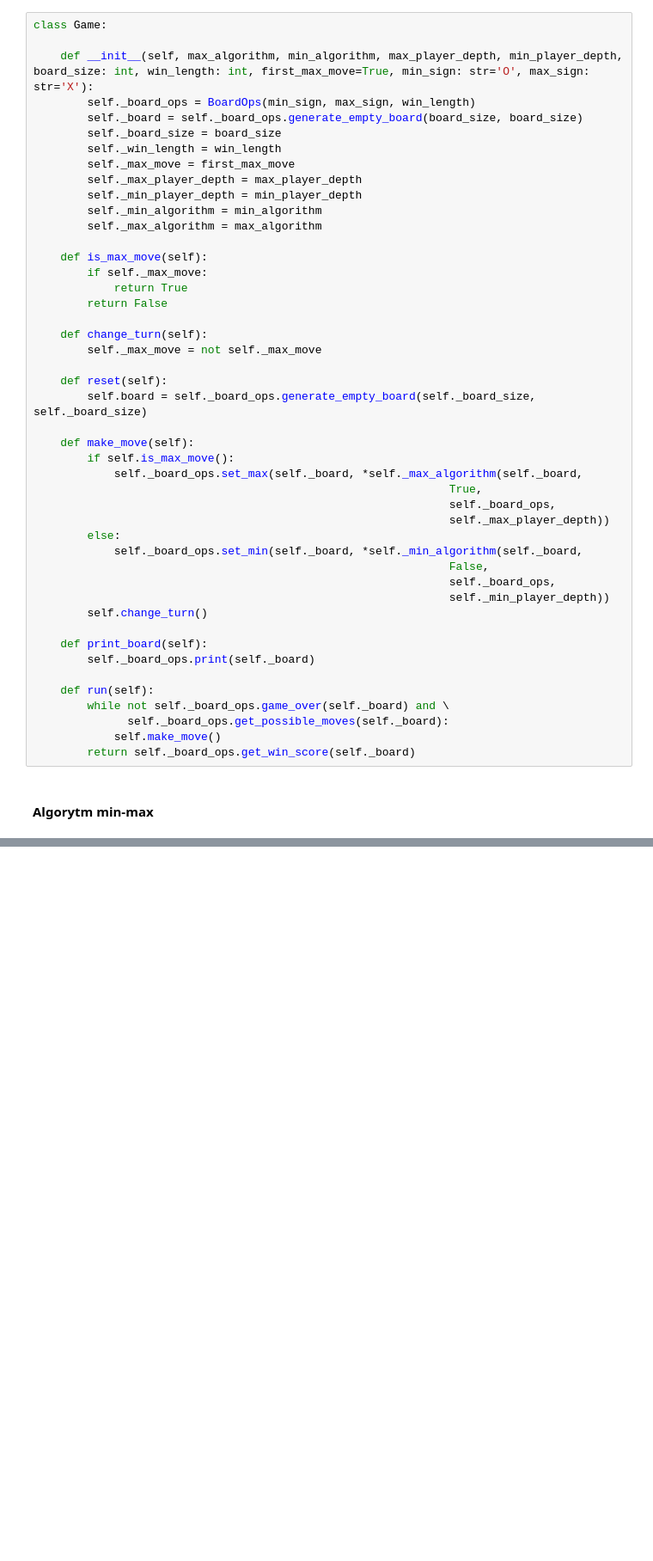
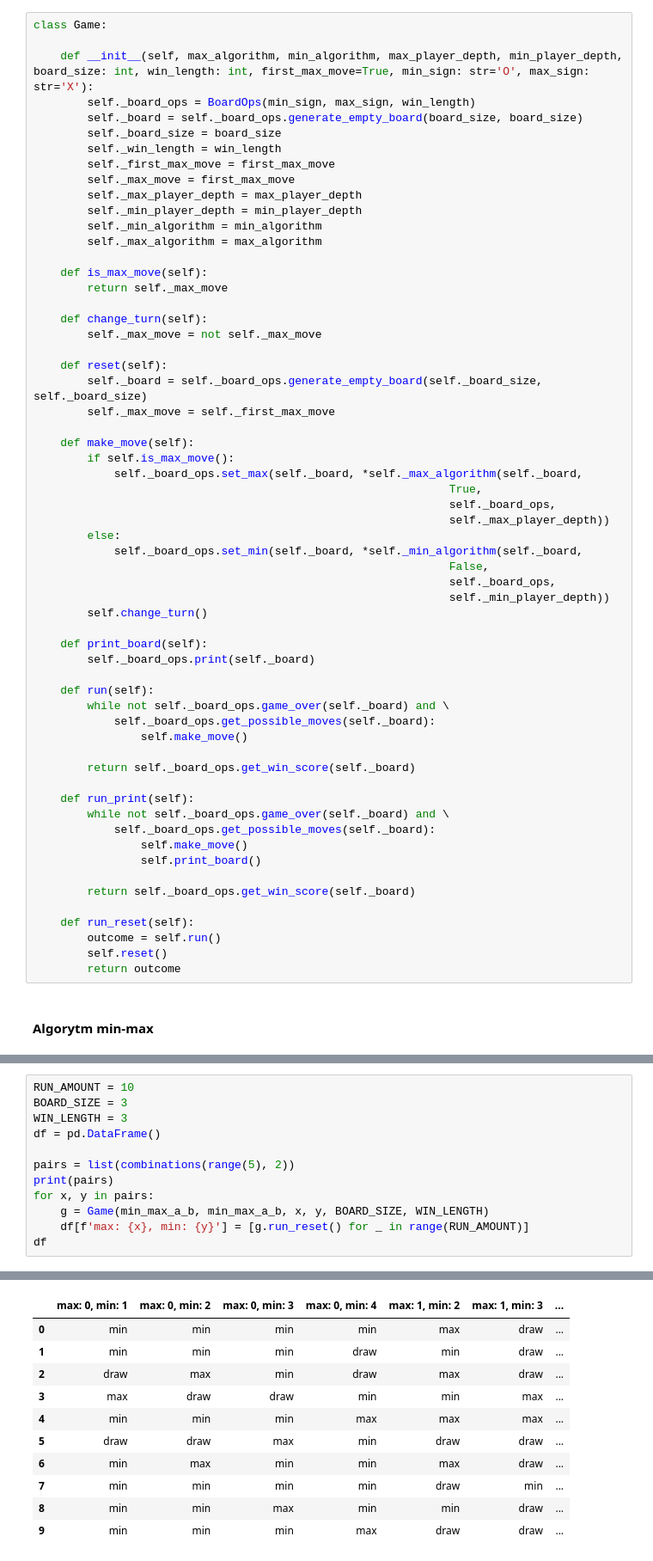
Before and after one commit to janekfilipecki/core-machine-learning, a Jupyter notebook: cw_3.ipynb, the cells around one changed output, grey strips where cells are left out. Shown at 86% size. Saved outputs shown, nothing was run; the diff lists cells and outputs as text; blank space fills up the shorter version.

```diff
--- a/cw_3.ipynb
+++ b/cw_3.ipynb
@@ -152,6 +153,7 @@ class Game:
         self._board = self._board_ops.generate_empty_board(board_size, board_size)
         self._board_size = board_size
         self._win_length = win_length
+        self._first_max_move = first_max_move
         self._max_move = first_max_move
         self._max_player_depth = max_player_depth
         self._min_player_depth = min_player_depth
@@ -159,15 +161,14 @@ class Game:
         self._max_algorithm = max_algorithm
 
     def is_max_move(self):
-        if self._max_move:
-            return True
-        return False
+        return self._max_move
 
     def change_turn(self):
         self._max_move = not self._max_move
 
     def reset(self):
-        self.board = self._board_ops.generate_empty_board(self._board_size, self._board_size)
+        self._board = self._board_ops.generate_empty_board(self._board_size, self._board_size)
+        self._max_move = self._first_max_move
 
     def make_move(self):
         if self.is_max_move():
@@ -187,8 +188,22 @@ class Game:
 
     def run(self):
         while not self._board_ops.game_over(self._board) and \
-              self._board_ops.get_possible_moves(self._board):
-            self.make_move()
+            self._board_ops.get_possible_moves(self._board):
+                self.make_move()
+
         return self._board_ops.get_win_score(self._board)
+
+    def run_print(self):
+        while not self._board_ops.game_over(self._board) and \
+            self._board_ops.get_possible_moves(self._board):
+                self.make_move()
+                self.print_board()
+
+        return self._board_ops.get_win_score(self._board)
+
+    def run_reset(self):
+        outcome = self.run()
+        self.reset()
+        return outcome
 # %% [markdown]
 #### __Algorytm min-max__
@@ -264,0 +340,13 @@ min
+# %%
+RUN_AMOUNT = 10
+BOARD_SIZE = 3
+WIN_LENGTH = 3
+df = pd.DataFrame()
+
+pairs = list(combinations(range(5), 2))
+print(pairs)
+for x, y in pairs:
+    g = Game(min_max_a_b, min_max_a_b, x, y, BOARD_SIZE, WIN_LENGTH)
+    df[f'max: {x}, min: {y}'] = [g.run_reset() for _ in range(RUN_AMOUNT)]
+df
+# %% [output]
@@ -264,0 +354,11 @@ min
+|  | max: 0, min: 1 | max: 0, min: 2 | max: 0, min: 3 | max: 0, min: 4 | max: 1, min: 2 | max: 1, min: 3 | ... |
+| 0 | min | min | min | min | max | draw | ... |
+| 1 | min | min | min | draw | min | draw | ... |
+| 2 | draw | max | min | draw | max | draw | ... |
+| 3 | max | draw | draw | min | min | max | ... |
+| 4 | min | min | min | max | max | max | ... |
+| 5 | draw | draw | max | min | draw | draw | ... |
+| 6 | min | max | min | min | max | draw | ... |
+| 7 | min | min | min | min | draw | min | ... |
+| 8 | min | min | max | min | min | draw | ... |
+| 9 | min | min | min | max | draw | draw | ... |
```
Also changed, not shown: parts of 9 cells of this notebook.
